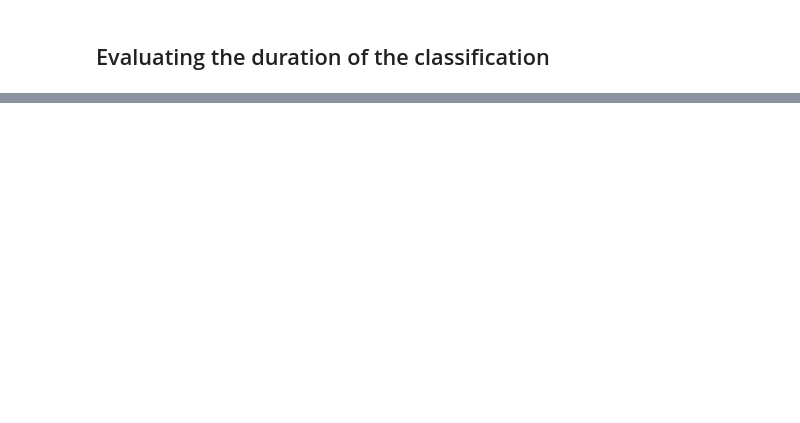
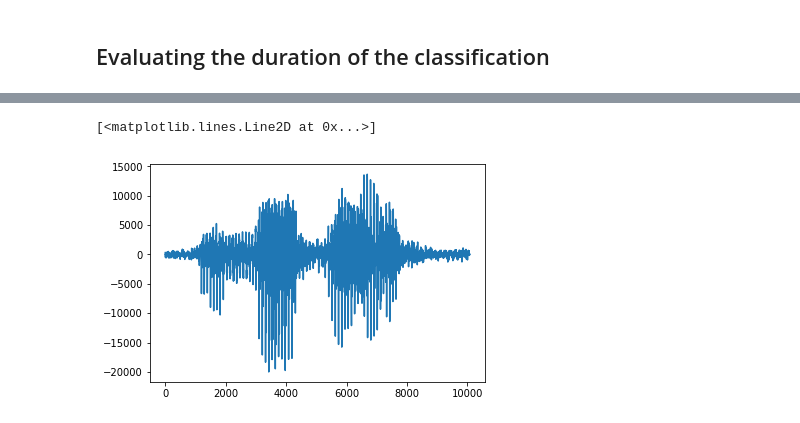
Before and after one commit to simonghrt/sir-speech-robot, a Jupyter notebook: premiere_approche_paul.ipynb, the cells around one changed output, grey strips where cells are left out. Saved outputs shown, nothing was run; the diff lists cells and outputs as text; code cells hidden in the pictures; blank space fills up the shorter version.

```diff
--- a/premiere_approche_paul.ipynb
+++ b/premiere_approche_paul.ipynb
@@ -424,0 +502,6 @@ Processed in 1.0989329814910889 seconds.
+# %%
+[fs_noise, noise] = read('data/noise.wav')
+plt.plot(a)
+# %% [output]
+[<matplotlib.lines.Line2D at 0x...>]
+[figure, added]
```
Also changed, not shown: parts of 17 cells of this notebook, 1 other file.
